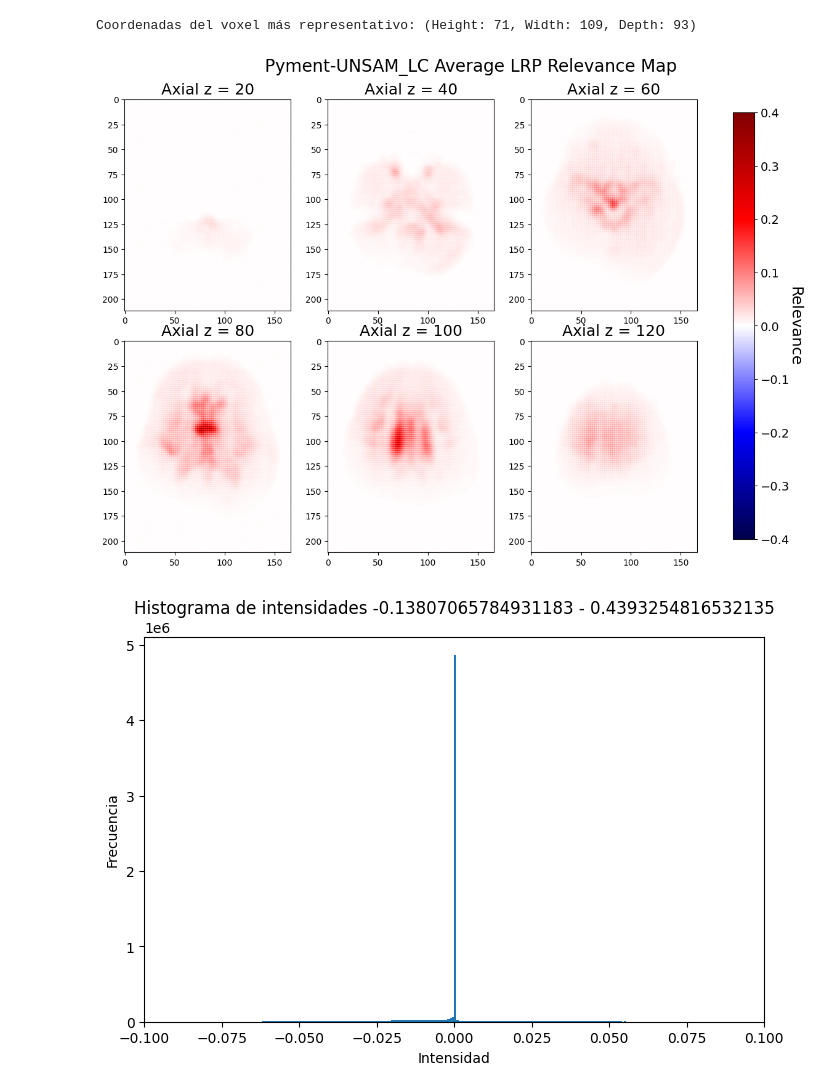
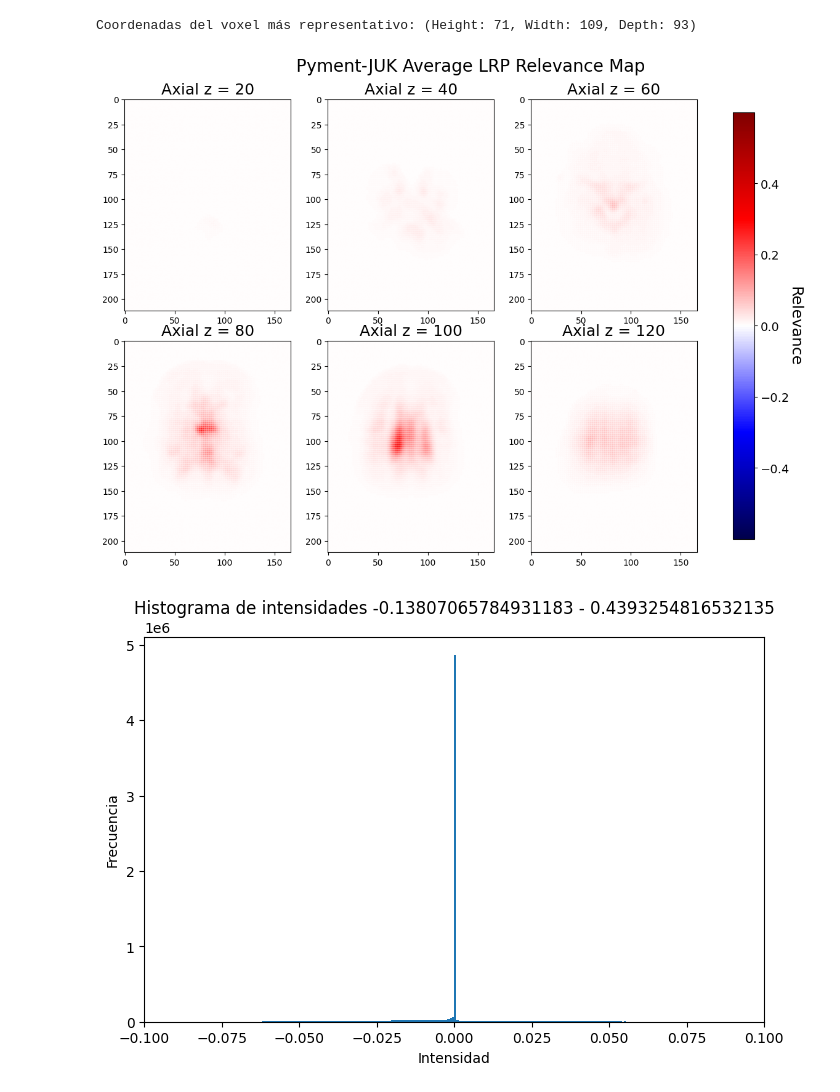
Before and after one commit to mabelzunce/brainage-models-benchmark, a Jupyter notebook: results/LRP_saliency_maps/plot_maps.ipynb, the cells around one changed output. Cells and saved outputs as stored; diff of their text form; code cells hidden in the pictures.

```diff
--- a/results/LRP_saliency_maps/plot_maps.ipynb
+++ b/results/LRP_saliency_maps/plot_maps.ipynb
@@ -5,7 +5,7 @@ import matplotlib.pyplot as plt
 from matplotlib.colors import TwoSlopeNorm
 # %%
 # Lista de archivos NIfTI
-file = "./BrainAgeNeXt/lrp_mean_UNSAM_CN.nii.gz"
+file = "./BrainAgeNeXt/lrp_mean_JUK.nii.gz"
 # %%
 """img = nib.load(file)
 data = img.get_fdata()
@@ -70,8 +70,8 @@ normalized_data = data / max_abs_value
 
 #perc_clip = 99
 #vmax = np.percentile(np.abs(normalized_data), perc_clip)
-vmax=0.4
-vmin=-0.4
+vmax=0.6
+vmin=-0.6
 norm =TwoSlopeNorm(vmin=-vmax, vcenter=0, vmax=vmax)
 
 #############################
@@ -115,7 +115,7 @@ for ax_i, ax in enumerate(axes):
         # Subplot vacío si hay menos de 20 cortes
         ax.axis('off')
 
-fig.suptitle('BrainAgeNeXt-UNSAM_LC Average LRP relevance Map', fontsize=20, y=0.93)
+fig.suptitle('BrainAgeNeXt-JUK Average LRP relevance Map', fontsize=20, y=0.93)
 
 # Ajuste
 fig.subplots_adjust(wspace=0.22, hspace=0.04)
@@ -132,5 +132,5 @@ plt.close(fig)
 # %%
-file = "./Pyment/UNSAM_CN_mean_LRP.nii.gz"
+file = "./Pyment/JUK_mean_LRP.nii.gz"
 img = nib.load(file)
 data = img.get_fdata()
 # %%
@@ -172,37 +172,37 @@ normalized_data= data/ max_abs_value
 # Cortes axiales Z = 20 → 120 cada 20
 z_indices = list(range(20, 121, 20))   # [20,40,60,80,100,120]
 
 fig, axes = plt.subplots(2, 3, figsize=(15, 10))
 
-fig.suptitle('Pyment-UNSAM_LC Average LRP Relevance Map', fontsize=20, y=0.93)
+fig.suptitle('Pyment-JUK Average LRP Relevance Map', fontsize=20, y=0.93)
 
-vmax=0.4
-vmin=-0.4
+vmax=0.6
+vmin=-0.6
 norm =TwoSlopeNorm(vmin=-vmax, vcenter=0, vmax=vmax)
 
 axes = axes.ravel()
 
 for i, z in enumerate(z_indices):
     slc = np.rot90(normalized_data[:, :, z])
 
     # MISMO colormap que en tu código original
     im = axes[i].imshow(slc, cmap='seismic', norm=norm)
 
     axes[i].set_title(f'Axial z = {z}', fontsize=18)
     axes[i].set_aspect('equal')
 
 
 # Ajuste de espacios
 fig.subplots_adjust(wspace=0.22, hspace=0.04)
 
 # Colorbar general
 cbar = fig.colorbar(im, ax=axes.tolist(), shrink=0.9)
 cbar.set_label('Relevance', rotation=270, labelpad=15, fontsize=18)
 cbar.ax.tick_params(labelsize=14)
 
 plt.show()
 # %% [output]
-[figure, old version]
+[figure, new version]
 # %%
 nii_path = "./Pyment/lrp_mean_JUK.nii.gz"
 img = nib.load(nii_path)
```
Also changed, not shown: parts of 1 cell of this notebook, 5 other files.
